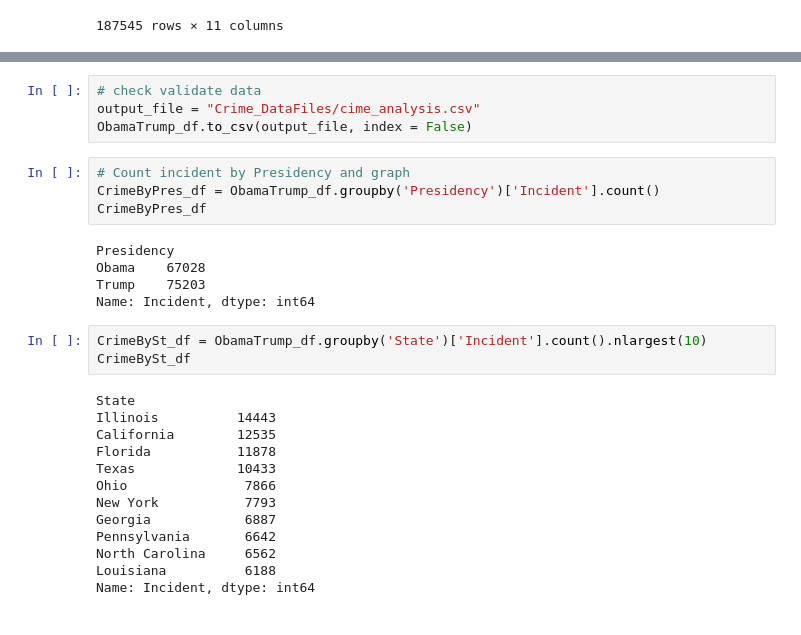
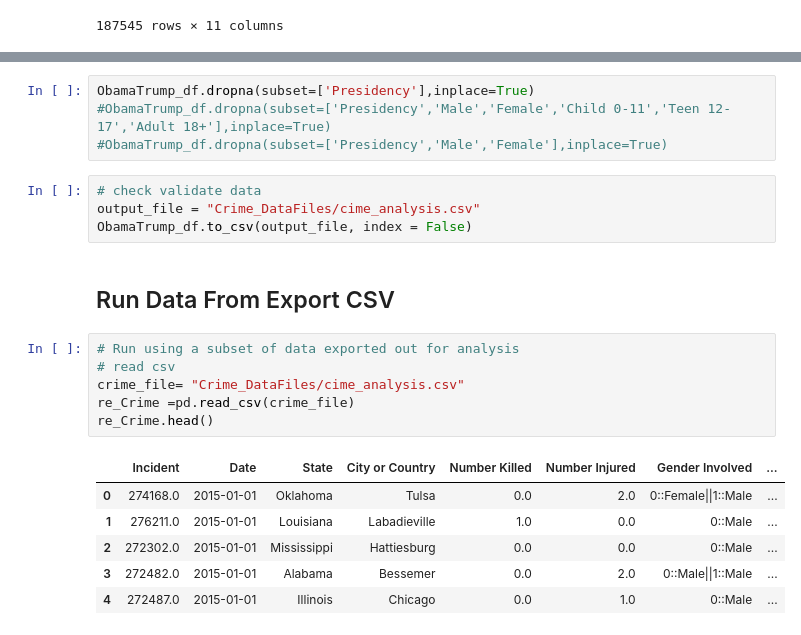
Before and after one commit to KimchiKoala/UCI-Project-1_Group8, a Jupyter notebook: Crime_Data.ipynb, the cells around one changed output, grey strips where cells are left out. Cells and saved outputs as stored; diff of their text form.

```diff
--- a/Crime_Data.ipynb
+++ b/Crime_Data.ipynb
@@ -117,32 +115,26 @@ ObamaTrump_df.head()
 | 52134 | 272302.0 | 2015-01-01 | Mississippi | Hattiesburg | 0.0 | 0.0 | 0::Male | ... |
 | 52135 | 272482.0 | 2015-01-01 | Alabama | Bessemer | 0.0 | 2.0 | 0::Male||1::Male | ... |
 | 52136 | 272487.0 | 2015-01-01 | Illinois | Chicago | 0.0 | 1.0 | 0::Male | ... |
+# %%
+ObamaTrump_df.dropna(subset=['Presidency'],inplace=True)
+#ObamaTrump_df.dropna(subset=['Presidency','Male','Female','Child 0-11','Teen 12-17','Adult 18+'],inplace=True)
+#ObamaTrump_df.dropna(subset=['Presidency','Male','Female'],inplace=True)
 # %%
 # check validate data
 output_file = "Crime_DataFiles/cime_analysis.csv"
 ObamaTrump_df.to_csv(output_file, index = False)
-# %%
-# Count incident by Presidency and graph
-CrimeByPres_df = ObamaTrump_df.groupby('Presidency')['Incident'].count()
-CrimeByPres_df
-# %% [output]
-Presidency
-Obama    67028
-Trump    75203
-Name: Incident, dtype: int64
-# %%
-CrimeBySt_df = ObamaTrump_df.groupby('State')['Incident'].count().nlargest(10)
-CrimeBySt_df
-# %% [output]
-State
-Illinois          14443
-California        12535
-Florida           11878
-Texas             10433
-Ohio               7866
-New York           7793
-Georgia            6887
-Pennsylvania       6642
-North Carolina     6562
-Louisiana          6188
-Name: Incident, dtype: int64
+# %% [markdown]
+## Run Data From Export CSV
+# %%
+# Run using a subset of data exported out for analysis
+# read csv
+crime_file= "Crime_DataFiles/cime_analysis.csv"
+re_Crime =pd.read_csv(crime_file)
+re_Crime.head()
+# %% [output]
+|  | Incident | Date | State | City or Country | Number Killed | Number Injured | Gender Involved | ... |
+| 0 | 274168.0 | 2015-01-01 | Oklahoma | Tulsa | 0.0 | 2.0 | 0::Female||1::Male | ... |
+| 1 | 276211.0 | 2015-01-01 | Louisiana | Labadieville | 1.0 | 0.0 | 0::Male | ... |
+| 2 | 272302.0 | 2015-01-01 | Mississippi | Hattiesburg | 0.0 | 0.0 | 0::Male | ... |
+| 3 | 272482.0 | 2015-01-01 | Alabama | Bessemer | 0.0 | 2.0 | 0::Male||1::Male | ... |
+| 4 | 272487.0 | 2015-01-01 | Illinois | Chicago | 0.0 | 1.0 | 0::Male | ... |
```
Also changed, not shown: parts of 13 cells of this notebook, 1 other file.
